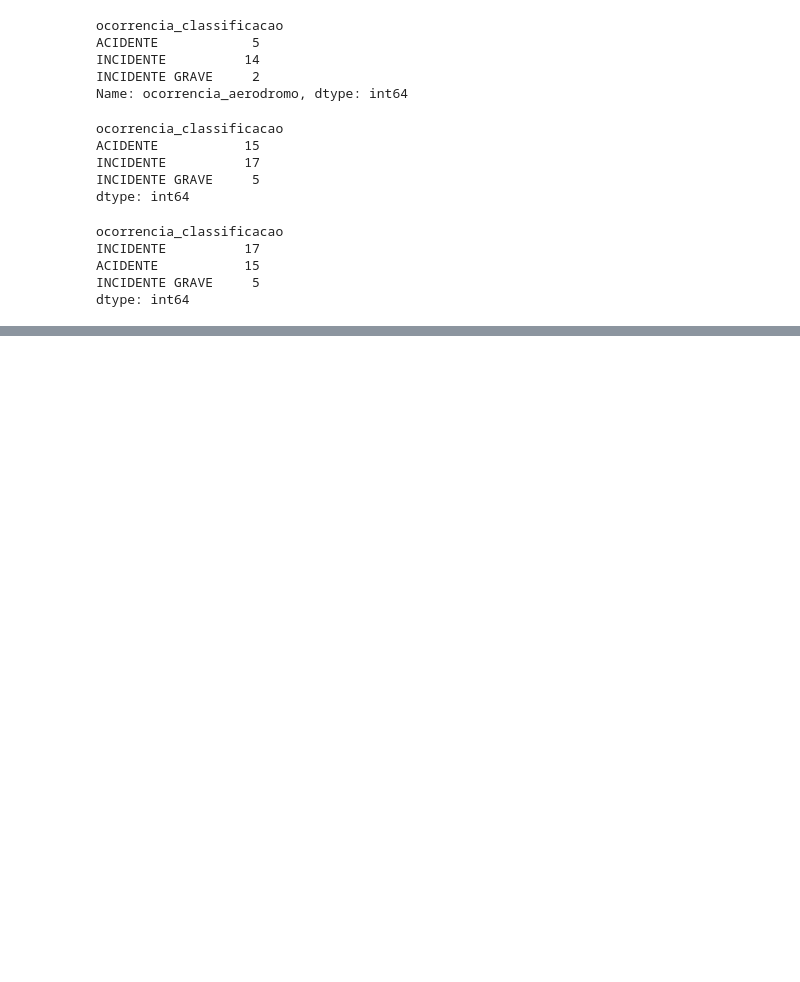
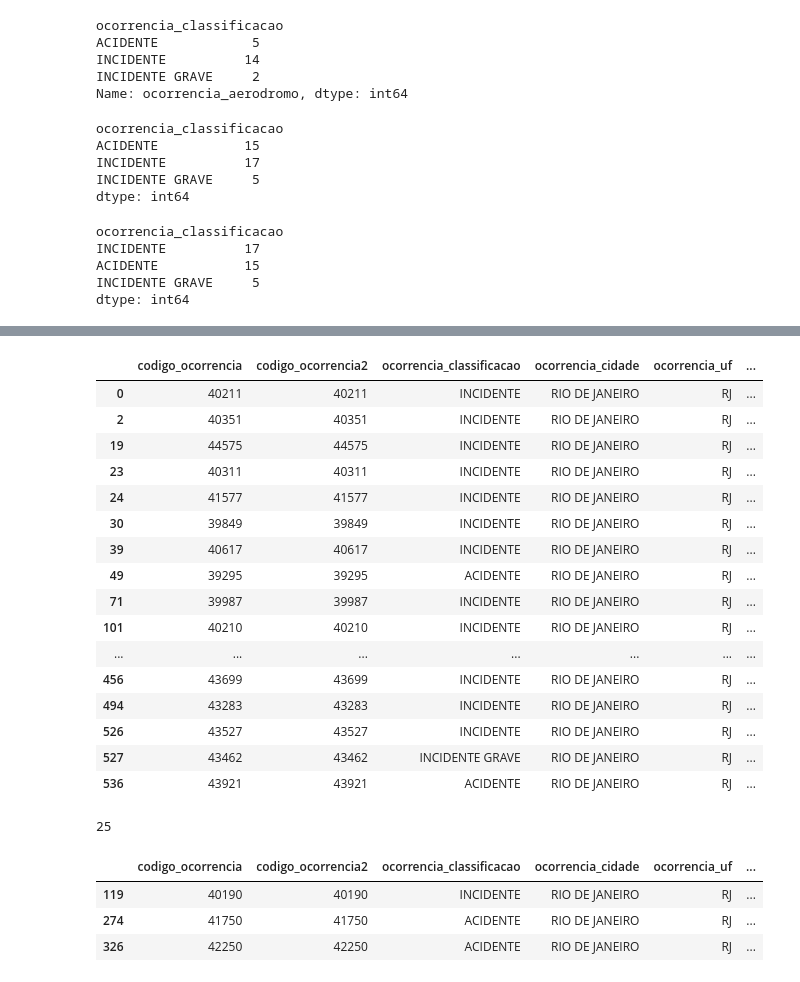
Before and after one commit to FranciscoStanley/ETL, a Jupyter notebook: projeto/transformacao.ipynb, the cells around one changed output, grey strips where cells are left out. Saved outputs shown, nothing was run; the diff lists cells and outputs as text; code cells hidden in the pictures; blank space fills up the shorter version.

```diff
--- a/projeto/transformacao.ipynb
+++ b/projeto/transformacao.ipynb
@@ -620,3 +620,8 @@ INCIDENTE          17
 ACIDENTE           15
 INCIDENTE GRAVE     5
 dtype: int64
+# %%
+filtro1 = df.ocorrencia_dia.dt.year == 2010
+filtro2 = df.ocorrencia_uf.isin(['SP', 'MG', 'ES', 'RJ'])
+dfsudeste2010 = df.loc[filtro1 & filtro2]
+dfsudeste2010
@@ -622,0 +699,35 @@ dtype: int64
+# %%
+filtro1 = dfsudeste2010.ocorrencia_cidade == 'RIO DE JANEIRO'
+dfsudeste2010.loc[filtro1]
+# %% [output]
+|  | codigo_ocorrencia | codigo_ocorrencia2 | ocorrencia_classificacao | ocorrencia_cidade | ocorrencia_uf | ... |
+| 0 | 40211 | 40211 | INCIDENTE | RIO DE JANEIRO | RJ | ... |
+| 2 | 40351 | 40351 | INCIDENTE | RIO DE JANEIRO | RJ | ... |
+| 19 | 44575 | 44575 | INCIDENTE | RIO DE JANEIRO | RJ | ... |
+| 23 | 40311 | 40311 | INCIDENTE | RIO DE JANEIRO | RJ | ... |
+| 24 | 41577 | 41577 | INCIDENTE | RIO DE JANEIRO | RJ | ... |
+| 30 | 39849 | 39849 | INCIDENTE | RIO DE JANEIRO | RJ | ... |
+| 39 | 40617 | 40617 | INCIDENTE | RIO DE JANEIRO | RJ | ... |
+| 49 | 39295 | 39295 | ACIDENTE | RIO DE JANEIRO | RJ | ... |
+| 71 | 39987 | 39987 | INCIDENTE | RIO DE JANEIRO | RJ | ... |
+| 101 | 40210 | 40210 | INCIDENTE | RIO DE JANEIRO | RJ | ... |
+| ... | ... | ... | ... | ... | ... | ... |
+| 456 | 43699 | 43699 | INCIDENTE | RIO DE JANEIRO | RJ | ... |
+| 494 | 43283 | 43283 | INCIDENTE | RIO DE JANEIRO | RJ | ... |
+| 526 | 43527 | 43527 | INCIDENTE | RIO DE JANEIRO | RJ | ... |
+| 527 | 43462 | 43462 | INCIDENTE GRAVE | RIO DE JANEIRO | RJ | ... |
+| 536 | 43921 | 43921 | ACIDENTE | RIO DE JANEIRO | RJ | ... |
+# %%
+filtro1 = dfsudeste2010.ocorrencia_cidade == 'RIO DE JANEIRO'
+dfsudeste2010.loc[filtro1].total_recomendacoes.sum()
+# %% [output]
+25
+# %%
+filtro1 = dfsudeste2010.ocorrencia_cidade == 'RIO DE JANEIRO'
+filtro2 = dfsudeste2010.total_recomendacoes > 0
+dfsudeste2010.loc[filtro1 & filtro2]
+# %% [output]
+|  | codigo_ocorrencia | codigo_ocorrencia2 | ocorrencia_classificacao | ocorrencia_cidade | ocorrencia_uf | ... |
+| 119 | 40190 | 40190 | INCIDENTE | RIO DE JANEIRO | RJ | ... |
+| 274 | 41750 | 41750 | ACIDENTE | RIO DE JANEIRO | RJ | ... |
+| 326 | 42250 | 42250 | ACIDENTE | RIO DE JANEIRO | RJ | ... |
```
Also changed, not shown: parts of 10 cells of this notebook.
